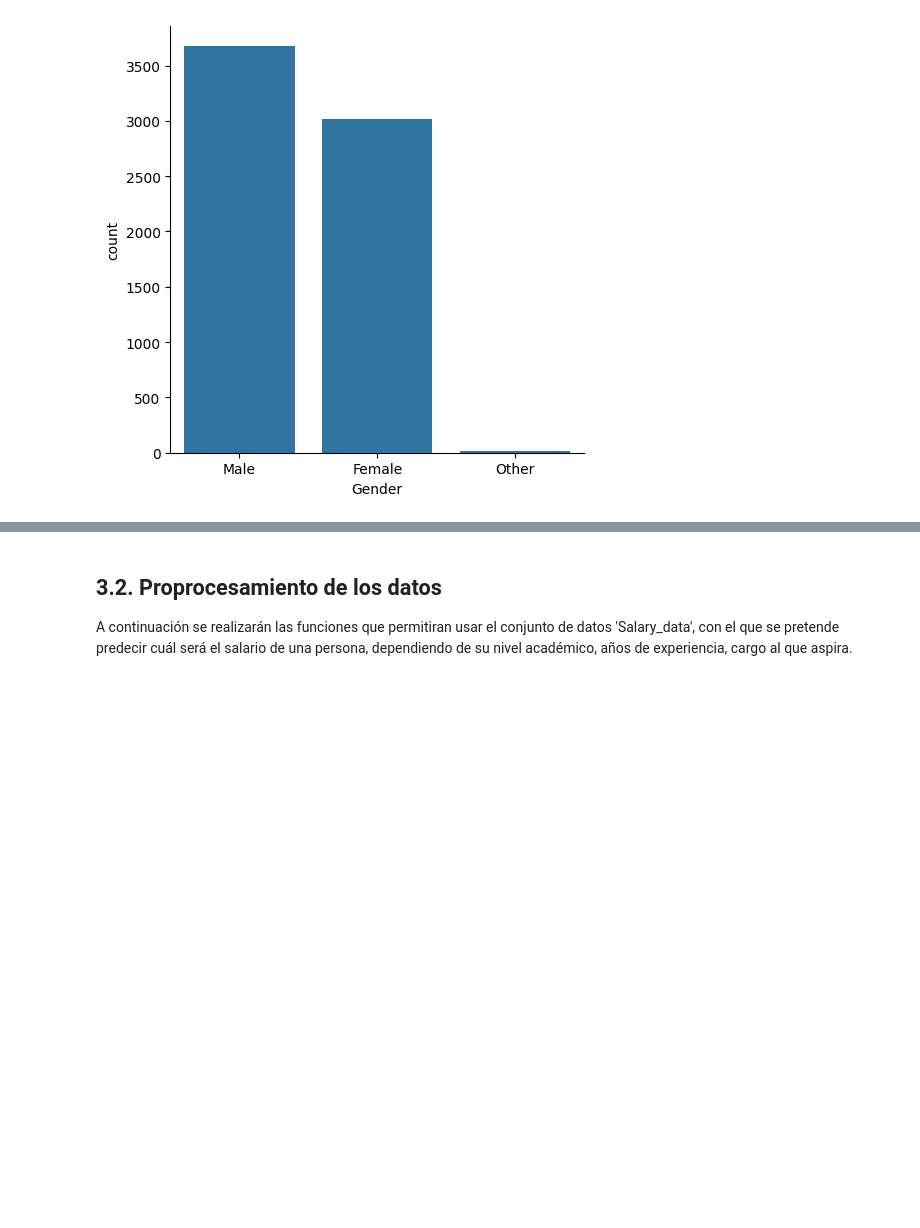
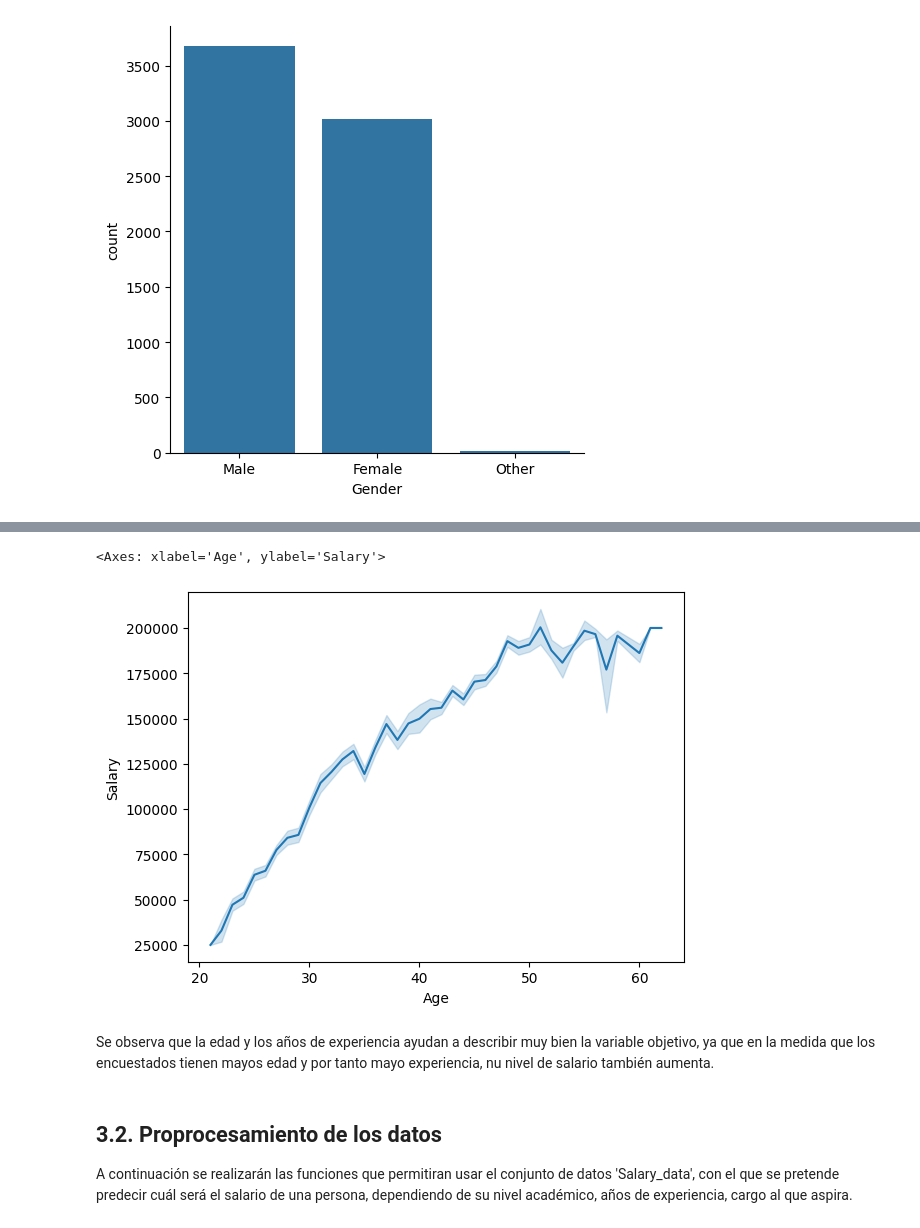
Before and after one commit to Santiagosphysics/Prediccion-salarios, a Jupyter notebook: jupyter_notebook.ipynb, the cells around one changed output, grey strips where cells are left out. Cells and saved outputs as stored; diff of their text form; code cells hidden in the pictures; blank space fills up the shorter version.

```diff
--- a/jupyter_notebook.ipynb
+++ b/jupyter_notebook.ipynb
@@ -140,3 +153,10 @@ plt.show()
+# %%
+sns.lineplot(data = df,x = "Age",y = "Salary")
+# %% [output]
+<Axes: xlabel='Age', ylabel='Salary'>
+[figure, added]
+# %% [markdown]
+Se observa que la edad y los años de experiencia ayudan a describir muy bien la variable objetivo, ya que en la medida que los encuestados tienen mayos edad y por tanto mayo experiencia, nu nivel de salario también aumenta.
 # %% [markdown]
 ## 3.2. Proprocesamiento de los datos
 
```
Also changed, not shown: parts of 2 cells of this notebook.
